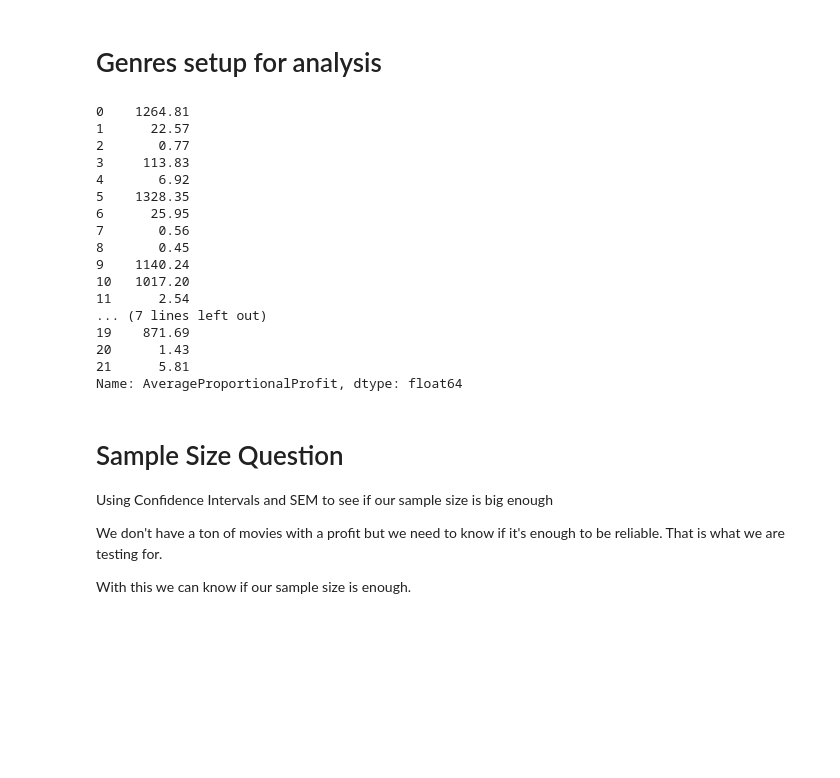
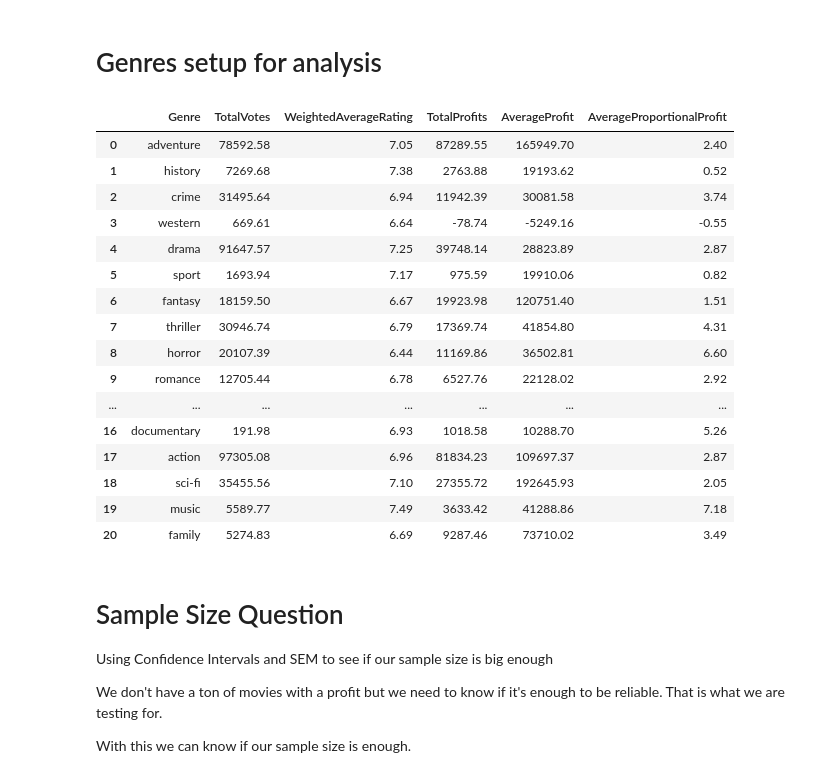
Before and after one commit to minerva-ds/dsc-movies-analysis, a Jupyter notebook: index.ipynb, the cells around one changed output. Drawn from its saved outputs; the diff is of its cells as text; code cells hidden in the pictures; blank space fills up the shorter version.

Commit message:
altered genre calc

```diff
--- a/index.ipynb
+++ b/index.ipynb
@@ -2537,51 +2561,53 @@ for genre_col in genre_columns:
         weighted_avg_rating = 0
 
     # Calculate total profits
     total_profits = genre_df['profit'].sum()
 
     # Calculate average profit
     num_movies = len(genre_df)
     if num_movies > 0:
         average_profit = total_profits / num_movies
         average_profit_proportion = genre_df['profit_proportion'].mean()
     else:
         average_profit = 0
         average_profit_proportion = 0
 
     # Append to metrics
     genre_metrics['Genre'].append(genre_name)
     genre_metrics['TotalVotes'].append(total_votes)
     genre_metrics['WeightedAverageRating'].append(weighted_avg_rating)
     genre_metrics['TotalProfits'].append(total_profits)
     genre_metrics['AverageProfit'].append(average_profit)
     genre_metrics['AverageProportionalProfit'].append(average_profit_proportion)
 
 # Convert to DataFrame
 genre_metrics_df = pd.DataFrame(genre_metrics)
 
 # Scale the values for better readability
 genre_metrics_df['TotalVotes'] = genre_metrics_df['TotalVotes'] / 1000  # to thousands
 genre_metrics_df['TotalProfits'] = genre_metrics_df['TotalProfits'] / 1e6  # to millions
 genre_metrics_df['AverageProfit'] = genre_metrics_df['AverageProfit'] / 1e3  # to thousands
-genre_metrics_df['AverageProportionalProfit']
+
+# Display the DataFrame
+display(genre_metrics_df)
 # %% [output]
-0    1264.81
-1      22.57
-2       0.77
-3     113.83
-4       6.92
-5    1328.35
-6      25.95
-7       0.56
-8       0.45
-9    1140.24
-10   1017.20
-11      2.54
-... (7 lines left out)
-19    871.69
-20      1.43
-21      5.81
-Name: AverageProportionalProfit, dtype: float64
+|  | Genre | TotalVotes | WeightedAverageRating | TotalProfits | AverageProfit | AverageProportionalProfit |
+| 0 | adventure | 78592.58 | 7.05 | 87289.55 | 165949.70 | 2.40 |
+| 1 | history | 7269.68 | 7.38 | 2763.88 | 19193.62 | 0.52 |
+| 2 | crime | 31495.64 | 6.94 | 11942.39 | 30081.58 | 3.74 |
+| 3 | western | 669.61 | 6.64 | -78.74 | -5249.16 | -0.55 |
+| 4 | drama | 91647.57 | 7.25 | 39748.14 | 28823.89 | 2.87 |
+| 5 | sport | 1693.94 | 7.17 | 975.59 | 19910.06 | 0.82 |
+| 6 | fantasy | 18159.50 | 6.67 | 19923.98 | 120751.40 | 1.51 |
+| 7 | thriller | 30946.74 | 6.79 | 17369.74 | 41854.80 | 4.31 |
+| 8 | horror | 20107.39 | 6.44 | 11169.86 | 36502.81 | 6.60 |
+| 9 | romance | 12705.44 | 6.78 | 6527.76 | 22128.02 | 2.92 |
+| ... | ... | ... | ... | ... | ... | ... |
+| 16 | documentary | 191.98 | 6.93 | 1018.58 | 10288.70 | 5.26 |
+| 17 | action | 97305.08 | 6.96 | 81834.23 | 109697.37 | 2.87 |
+| 18 | sci-fi | 35455.56 | 7.10 | 27355.72 | 192645.93 | 2.05 |
+| 19 | music | 5589.77 | 7.49 | 3633.42 | 41288.86 | 7.18 |
+| 20 | family | 5274.83 | 6.69 | 9287.46 | 73710.02 | 3.49 |
 # %% [markdown]
 # Sample Size Question
 Using Confidence Intervals and SEM to see if our sample size is big enough
```
Also changed, not shown: parts of 10 cells of this notebook.
